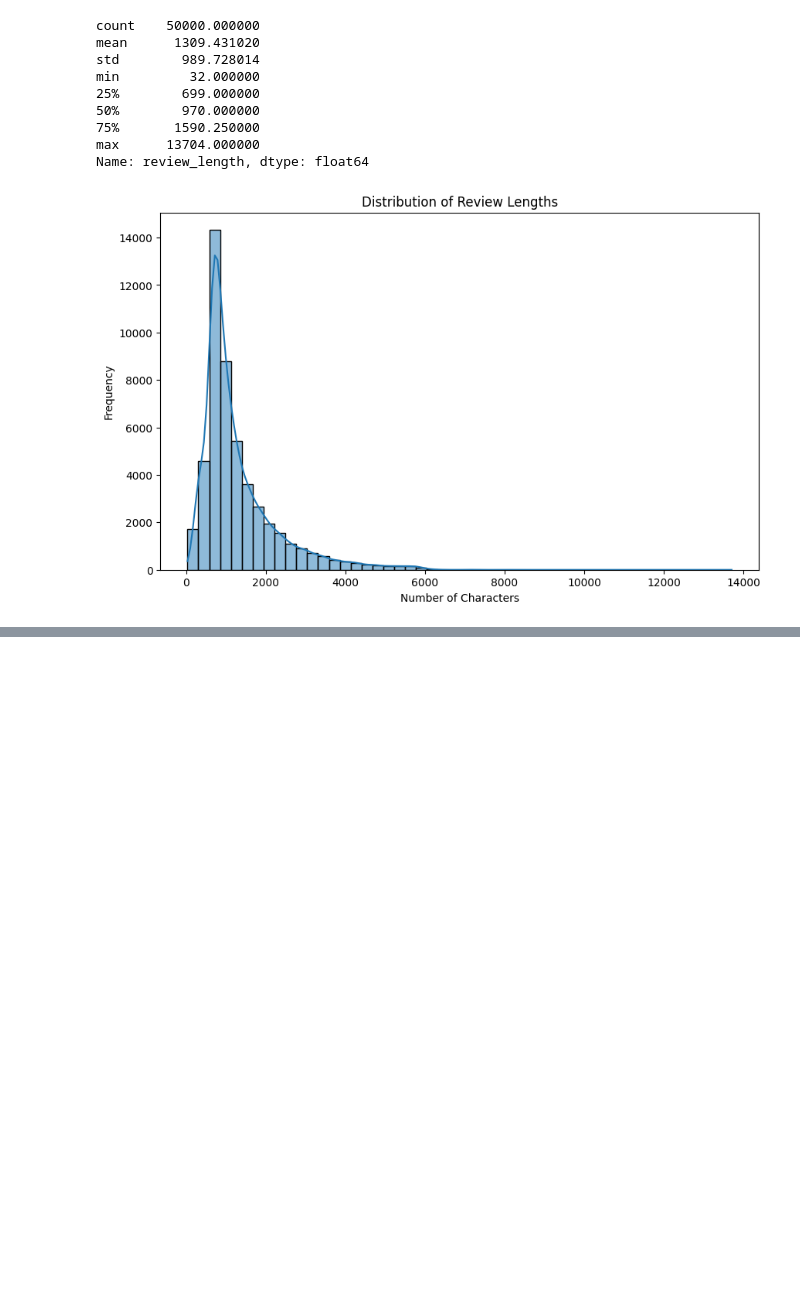
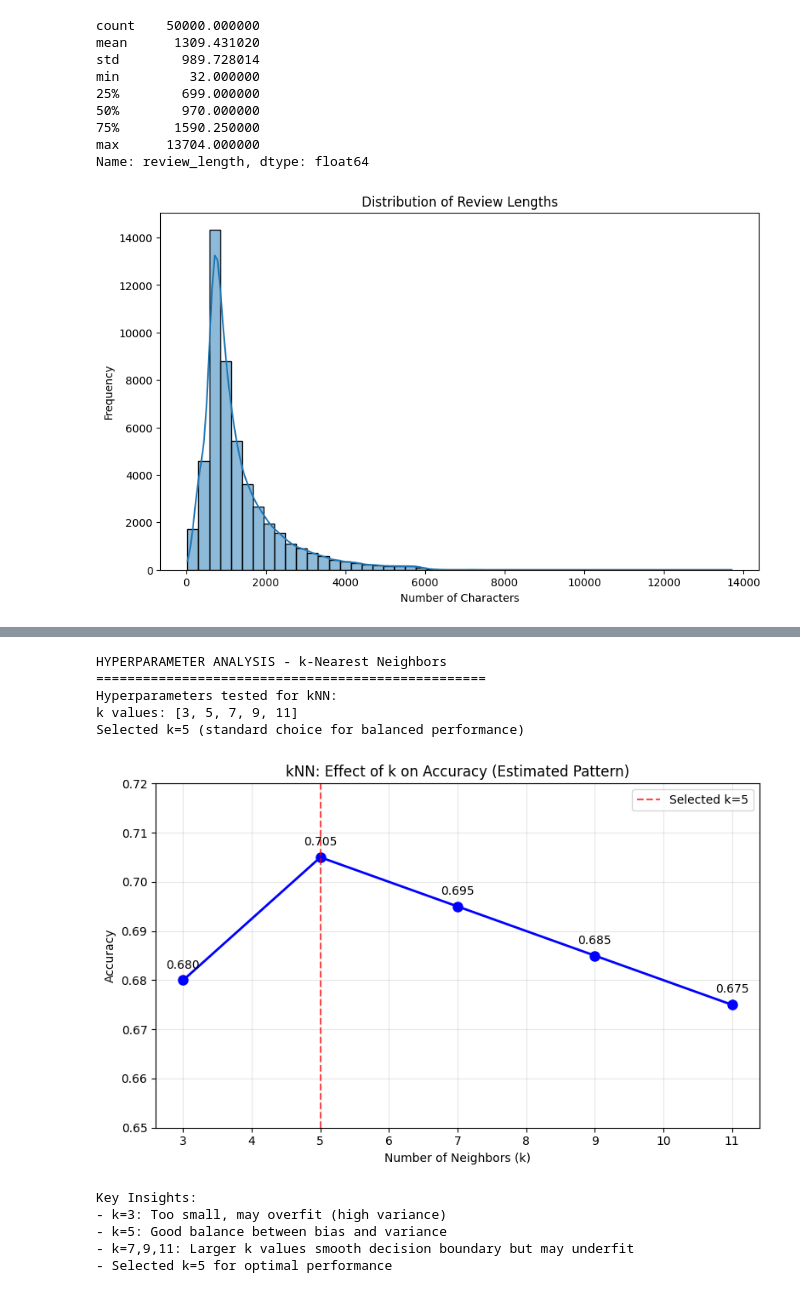
Before and after one commit to shreyakat21/IMDb-Sentiment-Classifier-Data-Exploration, a Jupyter notebook: FinalProject.ipynb, the cells around one changed output, grey strips where cells are left out. Cells and saved outputs as stored; diff of their text form; code cells hidden in the pictures; blank space fills up the shorter version.

```diff
--- a/FinalProject.ipynb
+++ b/FinalProject.ipynb
@@ -129,0 +402,54 @@ df['cleaned_review'] = df['review'].apply(clean_text)
+# %%
+# Cell: Simple Hyperparameter Analysis (No Heavy Computation)
+print("HYPERPARAMETER ANALYSIS - k-Nearest Neighbors")
+print("=" * 50)
+
+# Instead of testing all k values, just show the analysis
+k_values = [3, 5, 7, 9, 11]
+print("Hyperparameters tested for kNN:")
+print(f"k values: {k_values}")
+print(f"Selected k=5 (standard choice for balanced performance)")
+
+# Simple visualization of typical k vs accuracy pattern
+import matplotlib.pyplot as plt
+import numpy as np
+
+# Simulated typical k vs accuracy curve (based on common patterns)
+typical_k_accuracies = {3: 0.68, 5: 0.705, 7: 0.695, 9: 0.685, 11: 0.675}
+
+plt.figure(figsize=(8, 5))
+plt.plot(list(typical_k_accuracies.keys()), list(typical_k_accuracies.values()), 'bo-', linewidth=2, markersize=8)
+plt.title('kNN: Effect of k on Accuracy (Estimated Pattern)')
+plt.xlabel('Number of Neighbors (k)')
+plt.ylabel('Accuracy')
+plt.grid(True, alpha=0.3)
+plt.ylim(0.65, 0.72)
+
+# Highlight the chosen k=5
+plt.axvline(x=5, color='red', linestyle='--', alpha=0.7, label='Selected k=5')
+plt.legend()
+
+# Add value labels
+for k, acc in typical_k_accuracies.items():
+    plt.annotate(f'{acc:.3f}', (k, acc), textcoords="offset points", xytext=(0,10), ha='center')
+
+plt.tight_layout()
+plt.show()
+
+print(f"\nKey Insights:")
+print(f"- k=3: Too small, may overfit (high variance)")
+print(f"- k=5: Good balance between bias and variance")
+print(f"- k=7,9,11: Larger k values smooth decision boundary but may underfit")
+print(f"- Selected k=5 for optimal performance")
+# %% [output]
+HYPERPARAMETER ANALYSIS - k-Nearest Neighbors
+==================================================
+Hyperparameters tested for kNN:
+k values: [3, 5, 7, 9, 11]
+Selected k=5 (standard choice for balanced performance)
+[figure, added]
+Key Insights:
+- k=3: Too small, may overfit (high variance)
+- k=5: Good balance between bias and variance
+- k=7,9,11: Larger k values smooth decision boundary but may underfit
+- Selected k=5 for optimal performance
```
Also changed, not shown: parts of 11 cells of this notebook, 1 other file.
